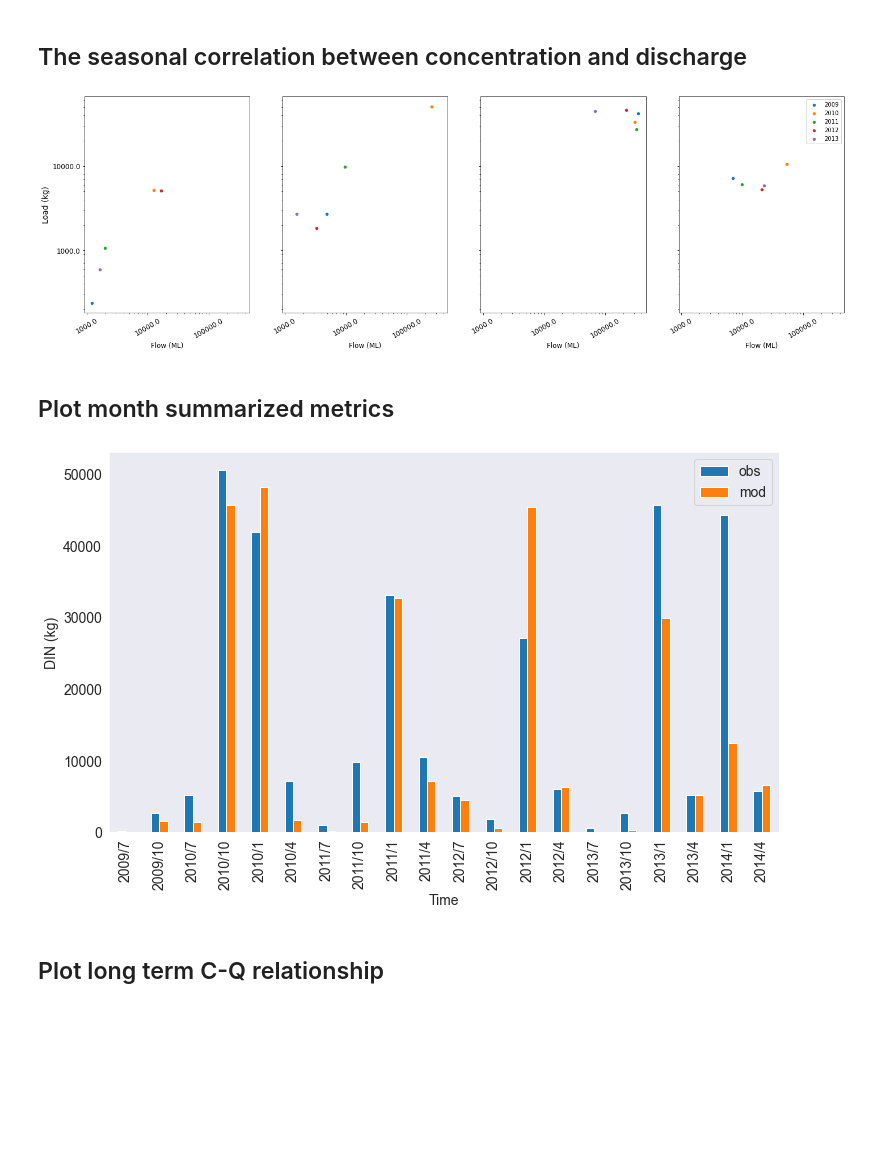
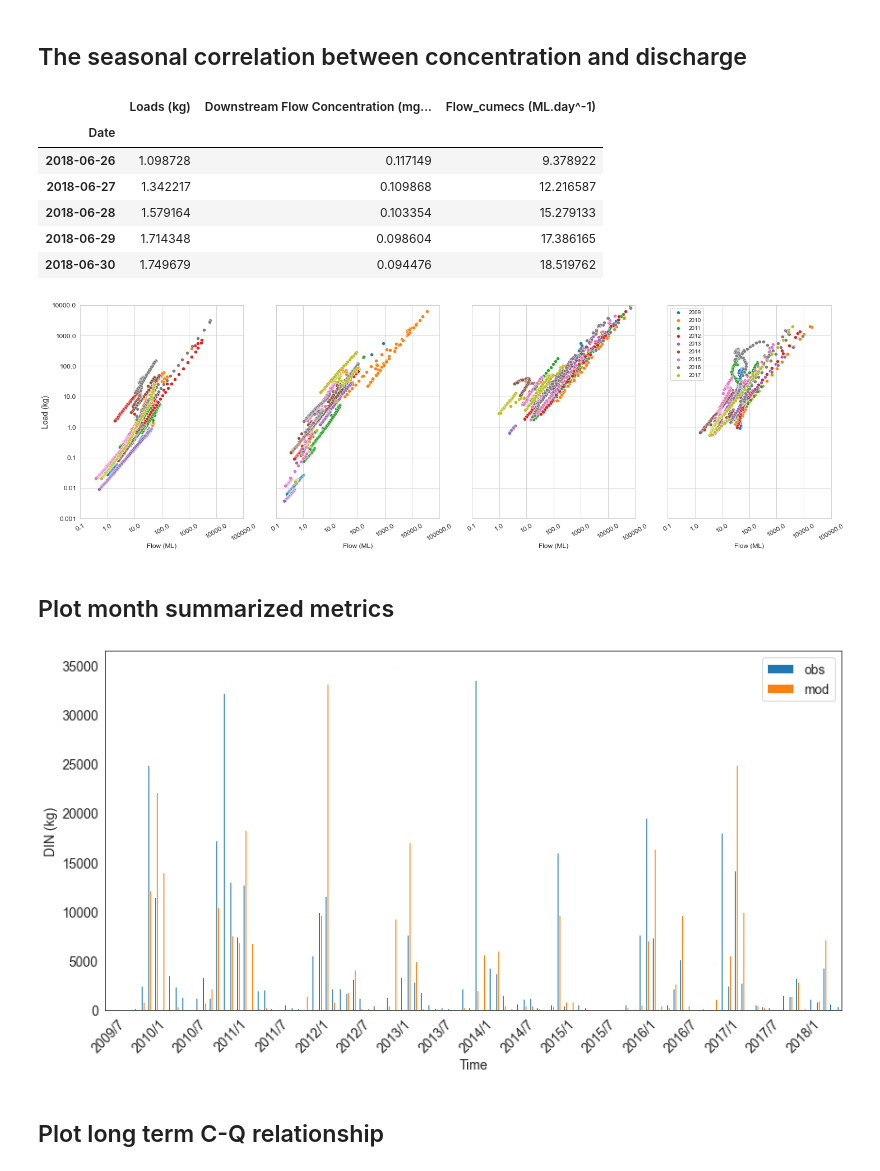
Before and after one commit to QianWanghhu/wqd_analyze, a Jupyter notebook: src/Plotings.ipynb, the cells around one changed output. Cells and saved outputs as stored; diff of their text form; code cells hidden in the pictures; blank space fills up the shorter version.

```diff
--- a/src/Plotings.ipynb
+++ b/src/Plotings.ipynb
@@ -179,12 +187,20 @@ df_ratio = pd.DataFrame(index=[str(year) for year in range(2009, 2014)], columns
+# %%
+mod_load_flow.tail()
+# %% [output]
+|  | Loads (kg) | Downstream Flow Concentration (mg... | Flow_cumecs (ML.day^-1) |
+| Date |  |  |  |
+| 2018-06-26 | 1.098728 | 0.117149 | 9.378922 |
+| 2018-06-27 | 1.342217 | 0.109868 | 12.216587 |
+| 2018-06-28 | 1.579164 | 0.103354 | 15.279133 |
+| 2018-06-29 | 1.714348 | 0.098604 | 17.386165 |
+| 2018-06-30 | 1.749679 | 0.094476 | 18.519762 |
 # %%
-cols = day_load_flow.columns
-day_load_flow[cols[0]] = day_load_flow[cols[0]] * 1000
 _, axes = plt.subplots(1, 4, figsize=(24, 7), sharex=True, sharey=True)
 for tt in time_ranges:
     for ii in range(len(tt) -1):
         start = pd.to_datetime(tt[ii])
         end = pd.to_datetime(tt[ii + 1]) - datetime.timedelta(days=1)
-        df = load_flow_loc([start, end], day_load_flow, timestep ='d')
+        df = load_flow_loc([start, end], mod_load_flow, timestep ='d')
         df_sum = df.sum(axis=0)
         sns.scatterplot(data=df, x=cols[2], y=cols[0], ax=axes[ii])
 for ax in axes:
@@ -192,25 +208,27 @@ for ax in axes:
     ax.set_xticklabels(ax.get_xticks(), fontsize=12, rotation=30)
     ax.set_yticklabels(ax.get_yticks(), fontsize=12)
     ax.set_xlabel('Flow (ML)', fontsize=12)
+    ax.set_xlim(0.1, 1e5)
+    ax.set_ylim(0.001, 1e4)
 axes[0].set_ylabel('Load (kg)', fontsize=14); #Load (kg) Concentration (mg/l)
 plt.legend(df_ratio.index);
-# plt.savefig(f'{outpath}figs/obs_season_load_flow.png', format='png', dpi=400, layout='tight')
+plt.savefig(f'{outpath}figs/mod_season_load_flow.png', format='png', dpi=400, layout='tight')
 # %% [output]
-[figure, old version]
+[figure, new version]
 # %% [markdown]
 ## Plot month summarized metrics
 # %%
 df_month = pd.read_csv(f'{outpath}mod_obs_month.csv', index_col = 'Month')
 # %%
-sns.set_style('dark')
-ax = df_month.plot(kind='bar', figsize=(12, 7), xlabel='Time', ylabel='DIN (kg)', fontsize=14)
+sns.set_style('white')
+ax = df_month.plot(kind='bar', figsize=(14, 7), xlabel='Time', ylabel='DIN (kg)', fontsize=14)
 ax.set_xlabel(ax.get_xlabel(), fontsize=14);
 ax.set_ylabel(ax.get_ylabel(), fontsize=14);
 plt.xticks([i for i in range(0,df_month.shape[0], 6)], df_month.index[::6], rotation=45)
 plt.legend(df_month.columns, fontsize=14);
 plt.savefig(f'{outpath}figs/mod_obs_month.png', format='png', dpi=400, layout='tight')
 # %% [output]
-[figure, old version]
+[figure, new version]
 # %% [markdown]
 ## Plot long term C-Q relationship
 # %%
```
Also changed, not shown: parts of 9 cells of this notebook, 1 other file.
